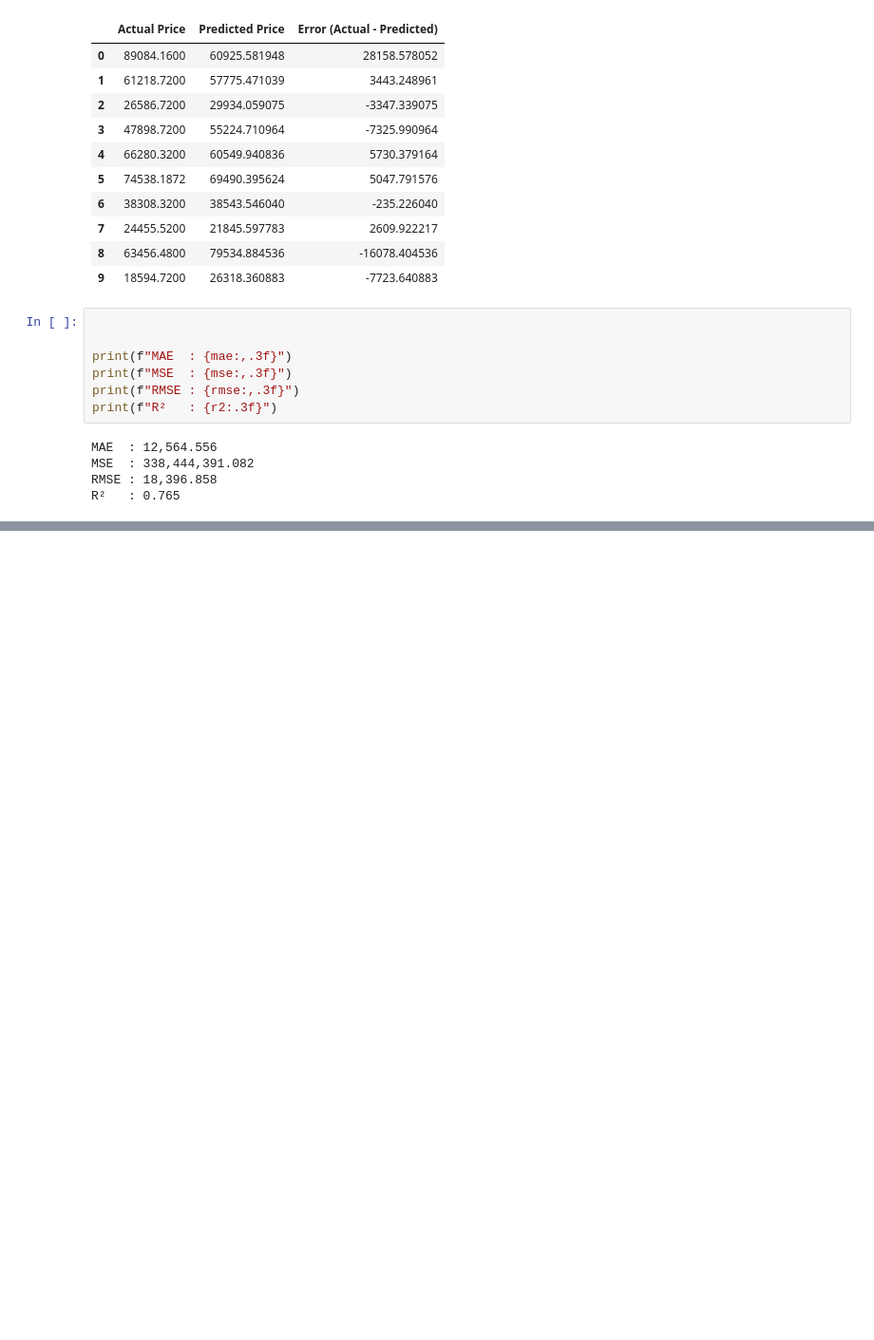
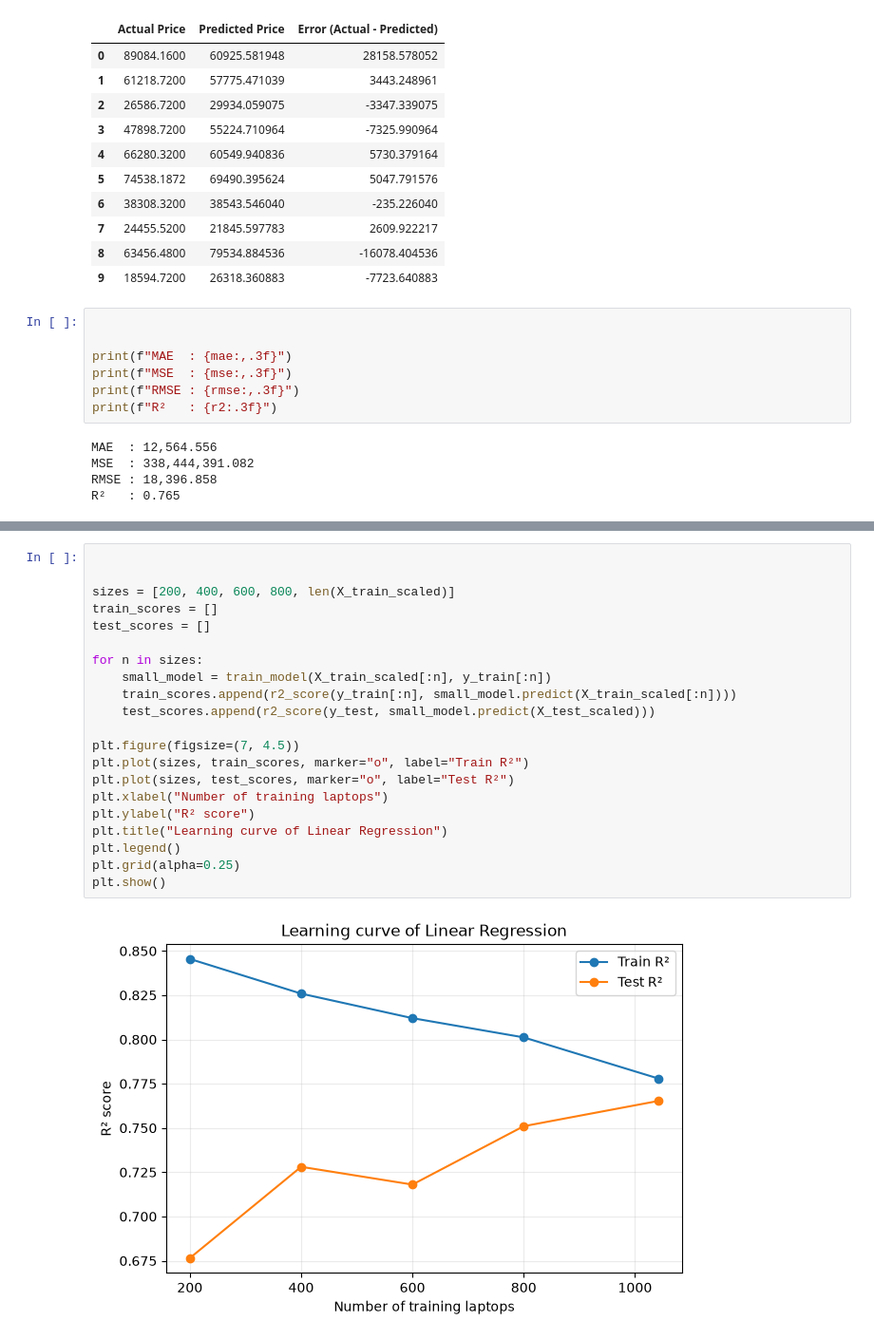
Before and after one commit to 2026aib1053-spark/laptop-price-predictor, a Jupyter notebook: src/laptop_price_prediction.ipynb, the cells around one changed output, grey strips where cells are left out. Shown at 95% size. Cells and saved outputs as stored; diff of their text form; blank space fills up the shorter version.

```diff
--- a/src/laptop_price_prediction.ipynb
+++ b/src/laptop_price_prediction.ipynb
@@ -360,0 +380,23 @@ R²   : 0.765
+# %%
+
+
+sizes = [200, 400, 600, 800, len(X_train_scaled)]
+train_scores = []
+test_scores = []
+
+for n in sizes:
+    small_model = train_model(X_train_scaled[:n], y_train[:n])
+    train_scores.append(r2_score(y_train[:n], small_model.predict(X_train_scaled[:n])))
+    test_scores.append(r2_score(y_test, small_model.predict(X_test_scaled)))
+
+plt.figure(figsize=(7, 4.5))
+plt.plot(sizes, train_scores, marker="o", label="Train R²")
+plt.plot(sizes, test_scores, marker="o", label="Test R²")
+plt.xlabel("Number of training laptops")
+plt.ylabel("R² score")
+plt.title("Learning curve of Linear Regression")
+plt.legend()
+plt.grid(alpha=0.25)
+plt.show()
+# %% [output]
+[figure, added]
```
Also changed, not shown: parts of 1 cell of this notebook.
